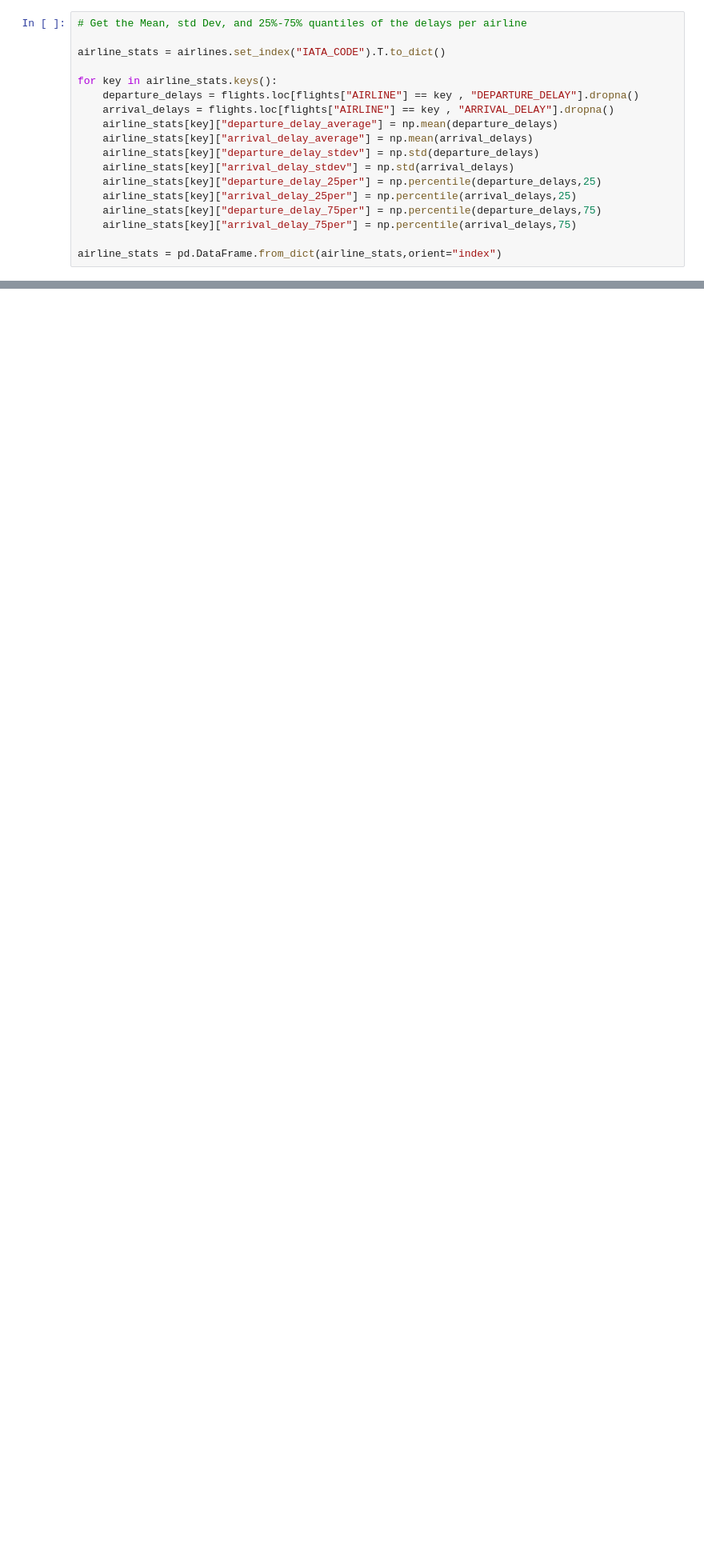
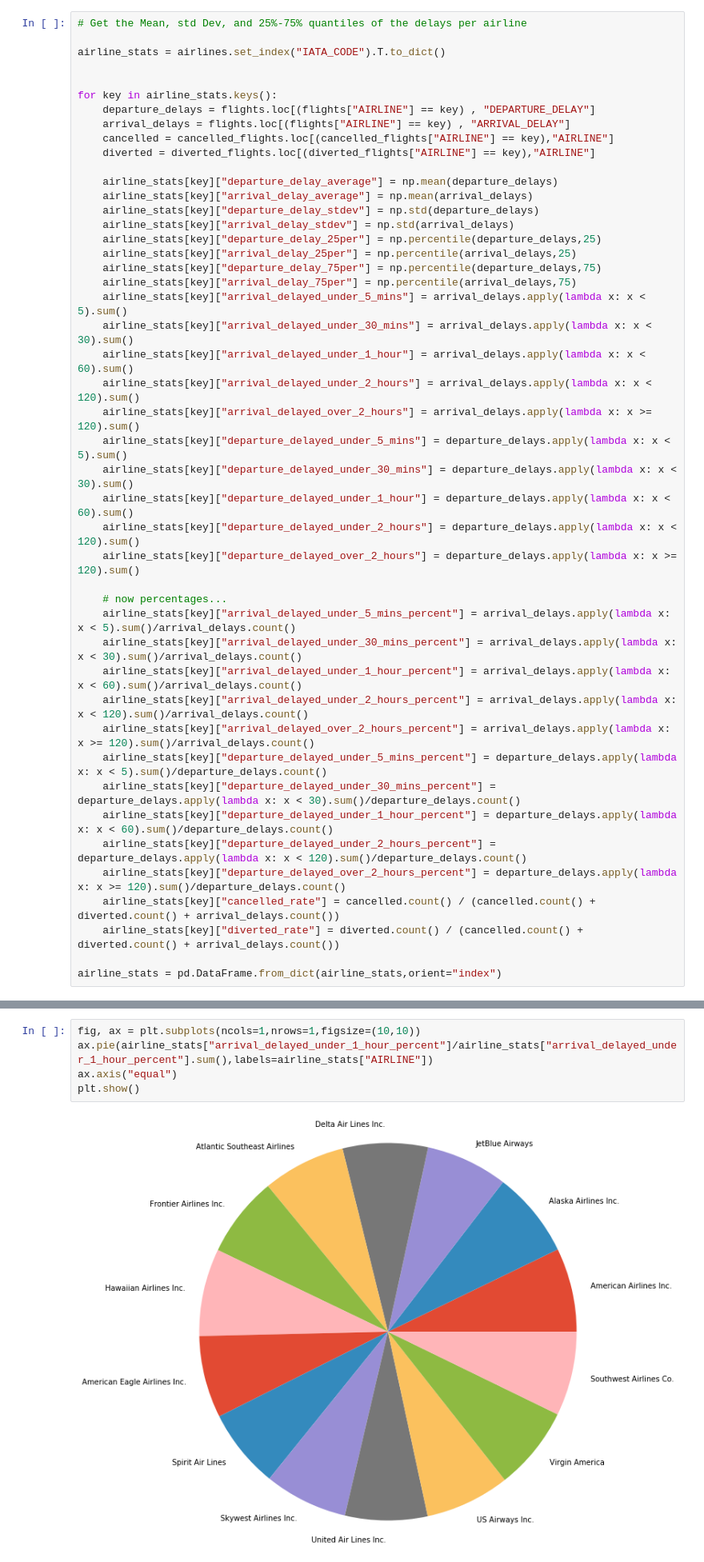
Before and after one commit to jakekasan/data-science, a Jupyter notebook: flight-delays/Main.ipynb, the cells around one changed output, grey strips where cells are left out. Shown: that part at 80% size. Saved outputs shown, nothing was run; the diff lists cells and outputs as text; blank space fills up the shorter version.

```diff
--- a/flight-delays/Main.ipynb
+++ b/flight-delays/Main.ipynb
@@ -69,9 +119,13 @@ plt.show()
 
 airline_stats = airlines.set_index("IATA_CODE").T.to_dict()
 
+
 for key in airline_stats.keys():
-    departure_delays = flights.loc[flights["AIRLINE"] == key , "DEPARTURE_DELAY"].dropna()
-    arrival_delays = flights.loc[flights["AIRLINE"] == key , "ARRIVAL_DELAY"].dropna()
+    departure_delays = flights.loc[(flights["AIRLINE"] == key) , "DEPARTURE_DELAY"]
+    arrival_delays = flights.loc[(flights["AIRLINE"] == key) , "ARRIVAL_DELAY"]
+    cancelled = cancelled_flights.loc[(cancelled_flights["AIRLINE"] == key),"AIRLINE"]
+    diverted = diverted_flights.loc[(diverted_flights["AIRLINE"] == key),"AIRLINE"]
+
     airline_stats[key]["departure_delay_average"] = np.mean(departure_delays)
     airline_stats[key]["arrival_delay_average"] = np.mean(arrival_delays)
     airline_stats[key]["departure_delay_stdev"] = np.std(departure_delays)
@@ -80,5 +134,29 @@ for key in airline_stats.keys():
     airline_stats[key]["arrival_delay_25per"] = np.percentile(arrival_delays,25)
     airline_stats[key]["departure_delay_75per"] = np.percentile(departure_delays,75)
     airline_stats[key]["arrival_delay_75per"] = np.percentile(arrival_delays,75)
+    airline_stats[key]["arrival_delayed_under_5_mins"] = arrival_delays.apply(lambda x: x < 5).sum()
+    airline_stats[key]["arrival_delayed_under_30_mins"] = arrival_delays.apply(lambda x: x < 30).sum()
+    airline_stats[key]["arrival_delayed_under_1_hour"] = arrival_delays.apply(lambda x: x < 60).sum()
+    airline_stats[key]["arrival_delayed_under_2_hours"] = arrival_delays.apply(lambda x: x < 120).sum()
+    airline_stats[key]["arrival_delayed_over_2_hours"] = arrival_delays.apply(lambda x: x >= 120).sum()
+    airline_stats[key]["departure_delayed_under_5_mins"] = departure_delays.apply(lambda x: x < 5).sum()
+    airline_stats[key]["departure_delayed_under_30_mins"] = departure_delays.apply(lambda x: x < 30).sum()
+    airline_stats[key]["departure_delayed_under_1_hour"] = departure_delays.apply(lambda x: x < 60).sum()
+    airline_stats[key]["departure_delayed_under_2_hours"] = departure_delays.apply(lambda x: x < 120).sum()
+    airline_stats[key]["departure_delayed_over_2_hours"] = departure_delays.apply(lambda x: x >= 120).sum()
+
+    # now percentages...
+    airline_stats[key]["arrival_delayed_under_5_mins_percent"] = arrival_delays.apply(lambda x: x < 5).sum()/arrival_delays.count()
+    airline_stats[key]["arrival_delayed_under_30_mins_percent"] = arrival_delays.apply(lambda x: x < 30).sum()/arrival_delays.count()
+    airline_stats[key]["arrival_delayed_under_1_hour_percent"] = arrival_delays.apply(lambda x: x < 60).sum()/arrival_delays.count()
+    airline_stats[key]["arrival_delayed_under_2_hours_percent"] = arrival_delays.apply(lambda x: x < 120).sum()/arrival_delays.count()
+    airline_stats[key]["arrival_delayed_over_2_hours_percent"] = arrival_delays.apply(lambda x: x >= 120).sum()/arrival_delays.count()
+    airline_stats[key]["departure_delayed_under_5_mins_percent"] = departure_delays.apply(lambda x: x < 5).sum()/departure_delays.count()
+    airline_stats[key]["departure_delayed_under_30_mins_percent"] = departure_delays.apply(lambda x: x < 30).sum()/departure_delays.count()
+    airline_stats[key]["departure_delayed_under_1_hour_percent"] = departure_delays.apply(lambda x: x < 60).sum()/departure_delays.count()
+    airline_stats[key]["departure_delayed_under_2_hours_percent"] = departure_delays.apply(lambda x: x < 120).sum()/departure_delays.count()
+    airline_stats[key]["departure_delayed_over_2_hours_percent"] = departure_delays.apply(lambda x: x >= 120).sum()/departure_delays.count()
+    airline_stats[key]["cancelled_rate"] = cancelled.count() / (cancelled.count() + diverted.count() + arrival_delays.count())
+    airline_stats[key]["diverted_rate"] = diverted.count() / (cancelled.count() + diverted.count() + arrival_delays.count())
 
 airline_stats = pd.DataFrame.from_dict(airline_stats,orient="index")
@@ -84,0 +211,7 @@ airline_stats = pd.DataFrame.from_dict(airline_stats,orient="index")
+# %%
+fig, ax = plt.subplots(ncols=1,nrows=1,figsize=(10,10))
+ax.pie(airline_stats["arrival_delayed_under_1_hour_percent"]/airline_stats["arrival_delayed_under_1_hour_percent"].sum(),labels=airline_stats["AIRLINE"])
+ax.axis("equal")
+plt.show()
+# %% [output]
+[figure, added]
```
Also changed, not shown: parts of 55 cells of this notebook.
